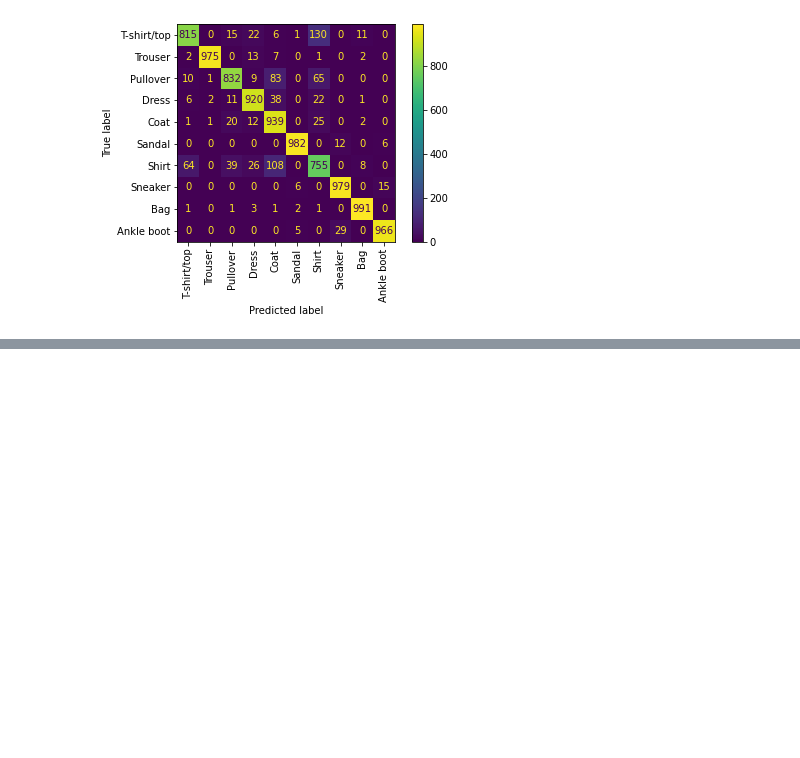
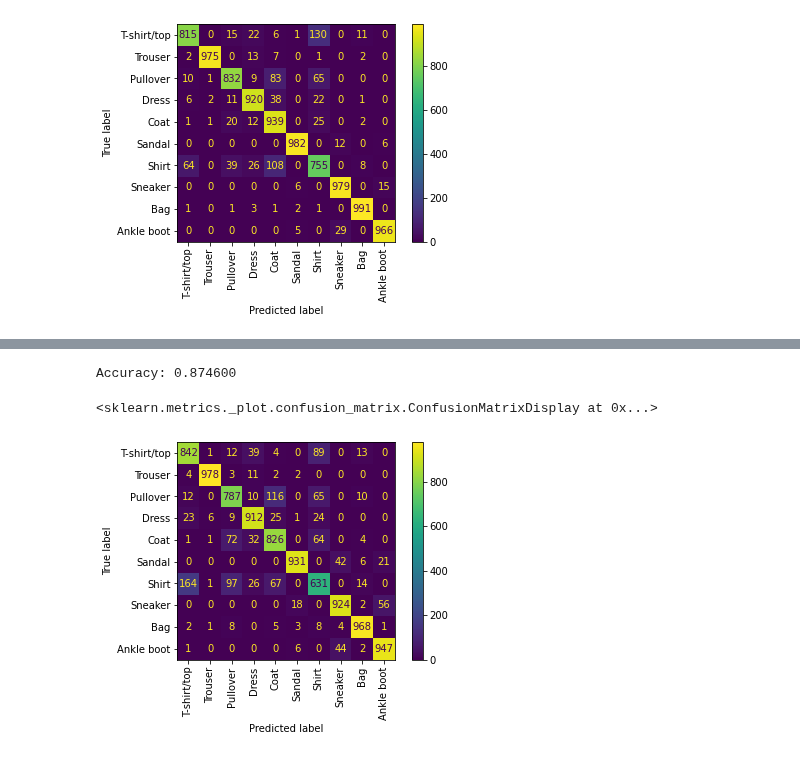
Before and after one commit to katarinagresova/M7DataSP_2020, a Jupyter notebook: assignment_03/mnist_fashion_keras.ipynb, the cells around one changed output, grey strips where cells are left out. Cells and saved outputs as stored; diff of their text form; code cells hidden in the pictures; blank space fills up the shorter version.

```diff
--- a/assignment_03/mnist_fashion_keras.ipynb
+++ b/assignment_03/mnist_fashion_keras.ipynb
@@ -274,0 +289,7 @@ disp.plot(xticks_rotation='vertical', values_format='.4g')
+# %%
+params={"max_depth": 6,
+        "eta": 0.3,
+        "objective": "multi:softmax",
+        "num_class": 10}
+# %%
+xgb_model = xgb.train(params, dtrain, num_boost_round=15, evals=[(dtrain, "label")])
@@ -274,0 +312,23 @@ disp.plot(xticks_rotation='vertical', values_format='.4g')
+# %%
+test = pd.read_csv("fashion-mnist_test.csv", header=0)
+
+test_label = test["label"]
+test_data = test.drop(["label"],axis=1)
+dtest = xgb.DMatrix(test_data, label=test_label)
+# %%
+predictions = xgb_model.predict(dtest)
+# %%
+from sklearn import metrics
+acuracy = metrics.accuracy_score(test_label, predictions)
+print("Accuracy: %f" % acuracy)
+# %% [output]
+Accuracy: 0.874600
+# %%
+from sklearn.metrics import confusion_matrix, ConfusionMatrixDisplay
+
+disp = ConfusionMatrixDisplay(confusion_matrix(test_label, predictions),
+                                  display_labels=clothes_labels)
+disp.plot(xticks_rotation='vertical', values_format='.4g')
+# %% [output]
+<sklearn.metrics._plot.confusion_matrix.ConfusionMatrixDisplay at 0x...>
+[figure, added]
```
Also changed, not shown: parts of 6 cells of this notebook.
